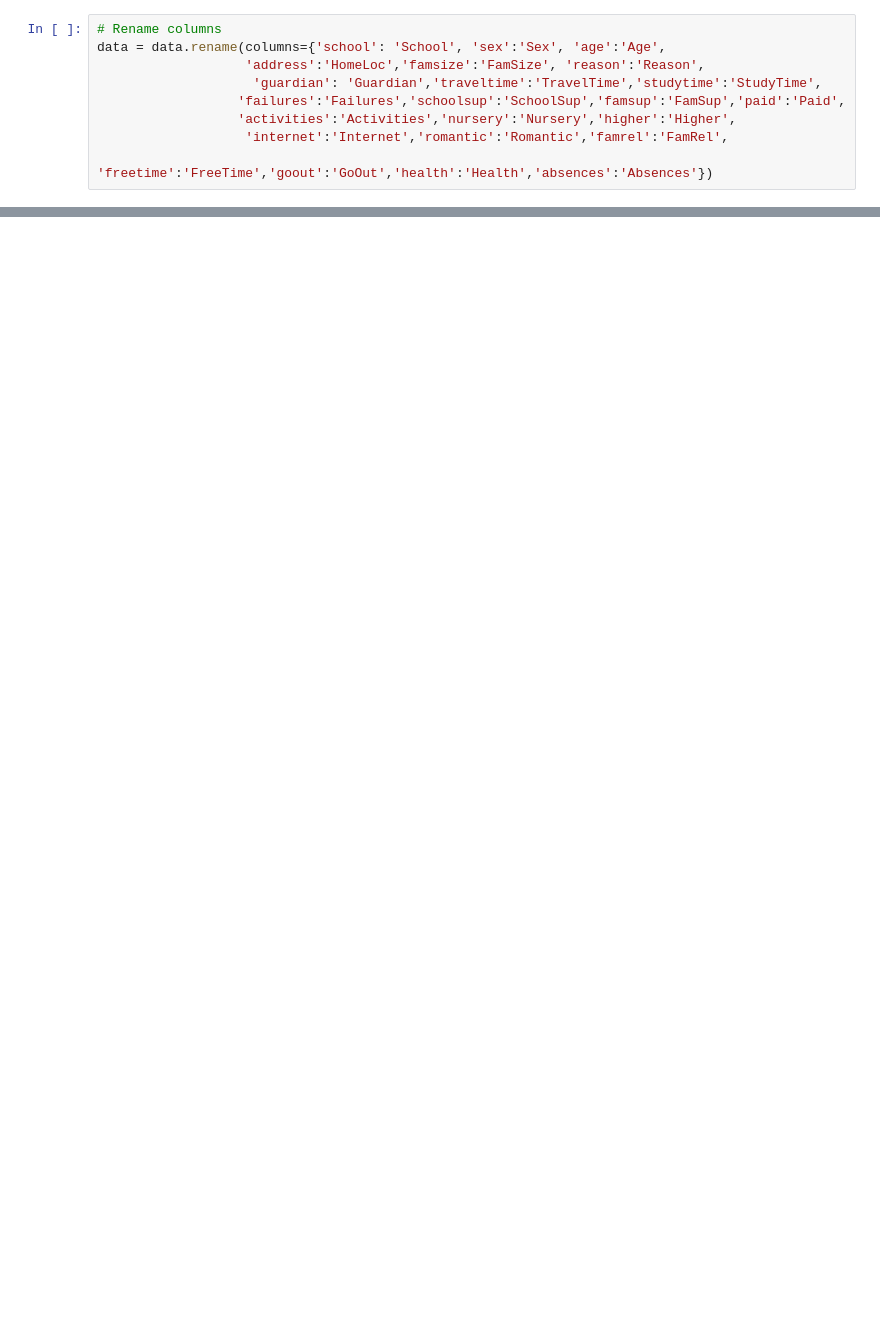
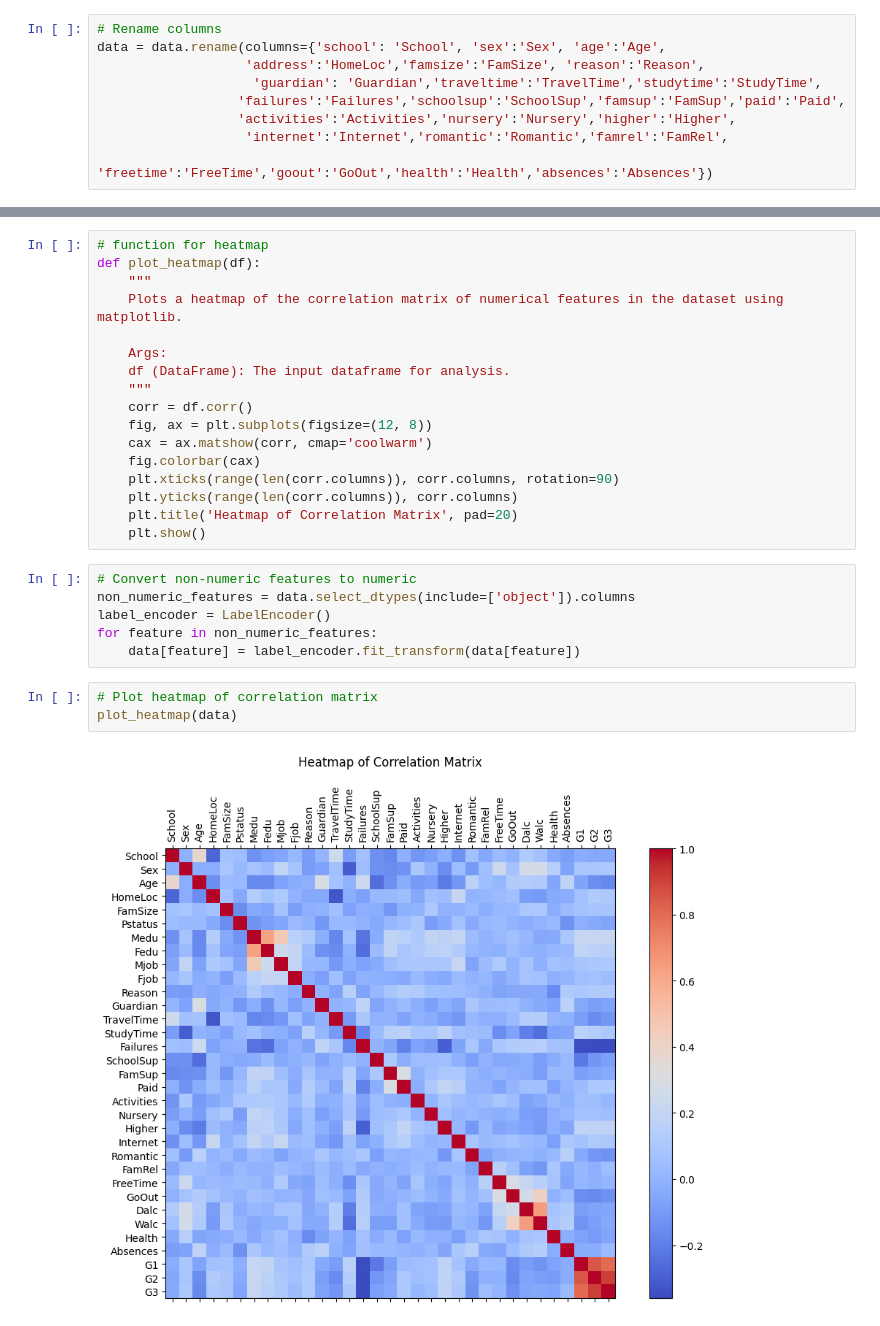
Before and after one commit to dingfengkun/DS-GA-1007, a Jupyter notebook: Final.ipynb, the cells around one changed output, grey strips where cells are left out. Cells and saved outputs as stored; diff of their text form; blank space fills up the shorter version.

```diff
--- a/Final.ipynb
+++ b/Final.ipynb
@@ -71,0 +153,28 @@ IndexError: index 16 is out of bounds for axis 0 with size 16
+# %%
+# function for heatmap
+def plot_heatmap(df):
+    """
+    Plots a heatmap of the correlation matrix of numerical features in the dataset using matplotlib.
+
+    Args:
+    df (DataFrame): The input dataframe for analysis.
+    """
+    corr = df.corr()
+    fig, ax = plt.subplots(figsize=(12, 8))
+    cax = ax.matshow(corr, cmap='coolwarm')
+    fig.colorbar(cax)
+    plt.xticks(range(len(corr.columns)), corr.columns, rotation=90)
+    plt.yticks(range(len(corr.columns)), corr.columns)
+    plt.title('Heatmap of Correlation Matrix', pad=20)
+    plt.show()
+# %%
+# Convert non-numeric features to numeric
+non_numeric_features = data.select_dtypes(include=['object']).columns
+label_encoder = LabelEncoder()
+for feature in non_numeric_features:
+    data[feature] = label_encoder.fit_transform(data[feature])
+# %%
+# Plot heatmap of correlation matrix
+plot_heatmap(data)
+# %% [output]
+[figure, added]
```
Also changed, not shown: parts of 32 cells of this notebook.
